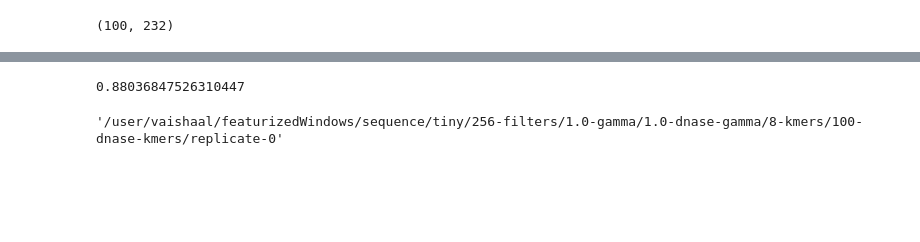
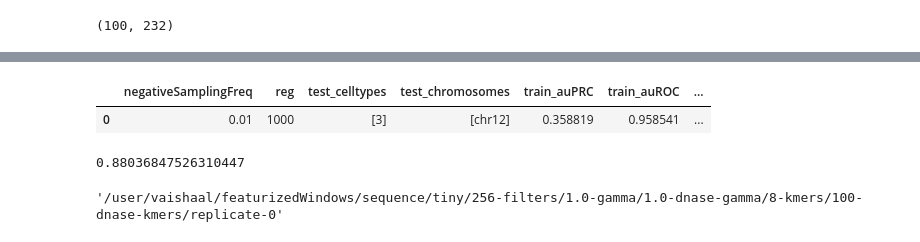
Before and after one commit to akmorrow13/endive, a Jupyter notebook: python/run-kitchensinks-featurize-only.ipynb, the cells around one changed output, grey strips where cells are left out. Cells and saved outputs as stored; diff of their text form; code cells hidden in the pictures; blank space fills up the shorter version.

```diff
--- a/python/run-kitchensinks-featurize-only.ipynb
+++ b/python/run-kitchensinks-featurize-only.ipynb
@@ -136,3 +136,8 @@ results_df
+# %%
+3results_df
+# %% [output]
+|  | negativeSamplingFreq | reg | test_celltypes | test_chromosomes | train_auPRC | train_auROC | ... |
+| 0 | 0.01 | 1000 | [3] | [chr12] | 0.358819 | 0.958541 | ... |
 # %%
 # %% [output]
 0.88036847526310447
```
Also changed, not shown: parts of 10 cells of this notebook, 5 other files.
